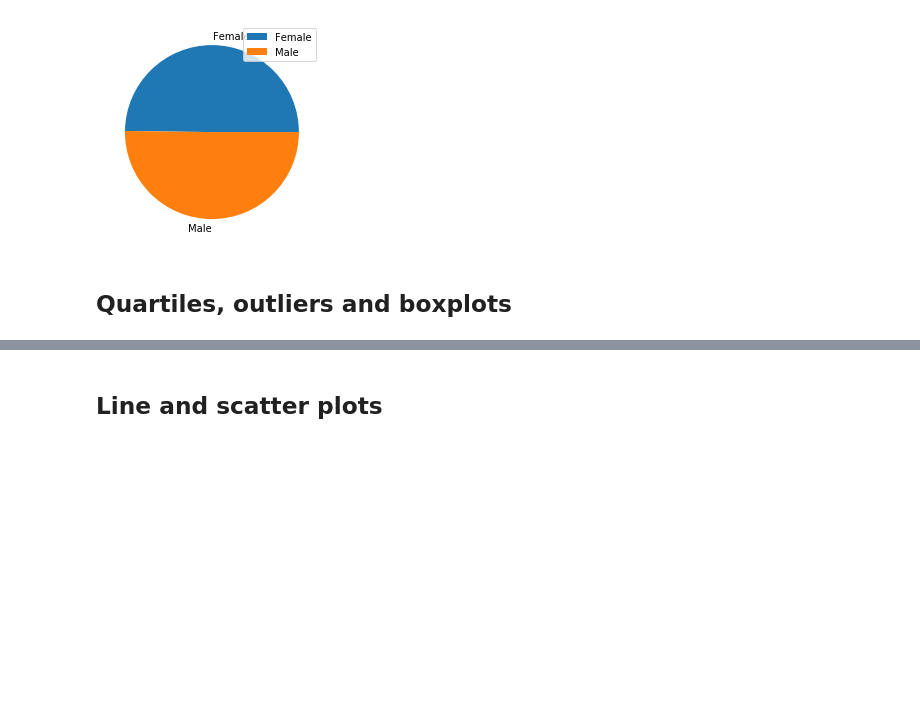
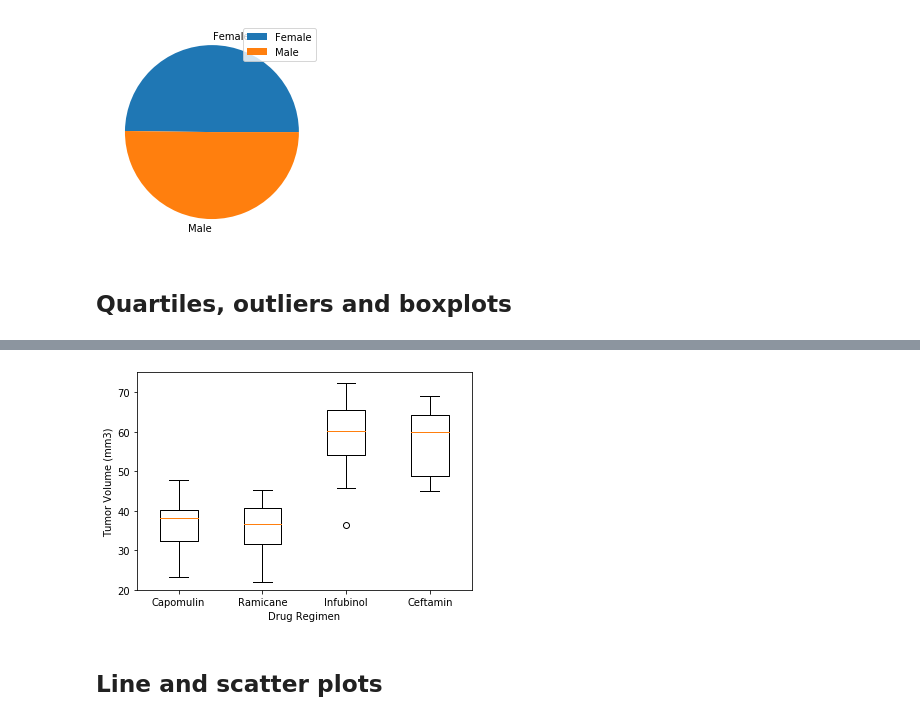
Before and after one commit to nvanlangen/matplotlib-challenge, a Jupyter notebook: Pymaceuticals/pymaceuticals_NVL.ipynb, the cells around one changed output, grey strips where cells are left out. Saved outputs shown, nothing was run; the diff lists cells and outputs as text; code cells hidden in the pictures; blank space fills up the shorter version.

Commit message:
Finished rough data calculations and plots

```diff
--- a/Pymaceuticals/pymaceuticals_NVL.ipynb
+++ b/Pymaceuticals/pymaceuticals_NVL.ipynb
@@ -151,5 +230,19 @@ plt.show()
 # %%
 # Generate a box plot of the final tumor volume of each mouse across four regimens of interest
+# Configure plot characteristics
+fig1, ax1 = plt.subplots()
+ax1.set_ylabel('Tumor Volume (mm3)')
+ax1.set_xlabel('Drug Regimen')
+ax1.set_ylim(20,75)
+
+# Create the plot using the dictionary
+ax1.boxplot(drug_dict.values())
+ax1.set_xticklabels(drug_dict.keys())
+
+# Display the Box Charts
+plt.show()
+# %% [output]
+[figure, added]
 # %% [markdown]
 ## Line and scatter plots
 # %%
```
Also changed, not shown: parts of 10 cells of this notebook.
